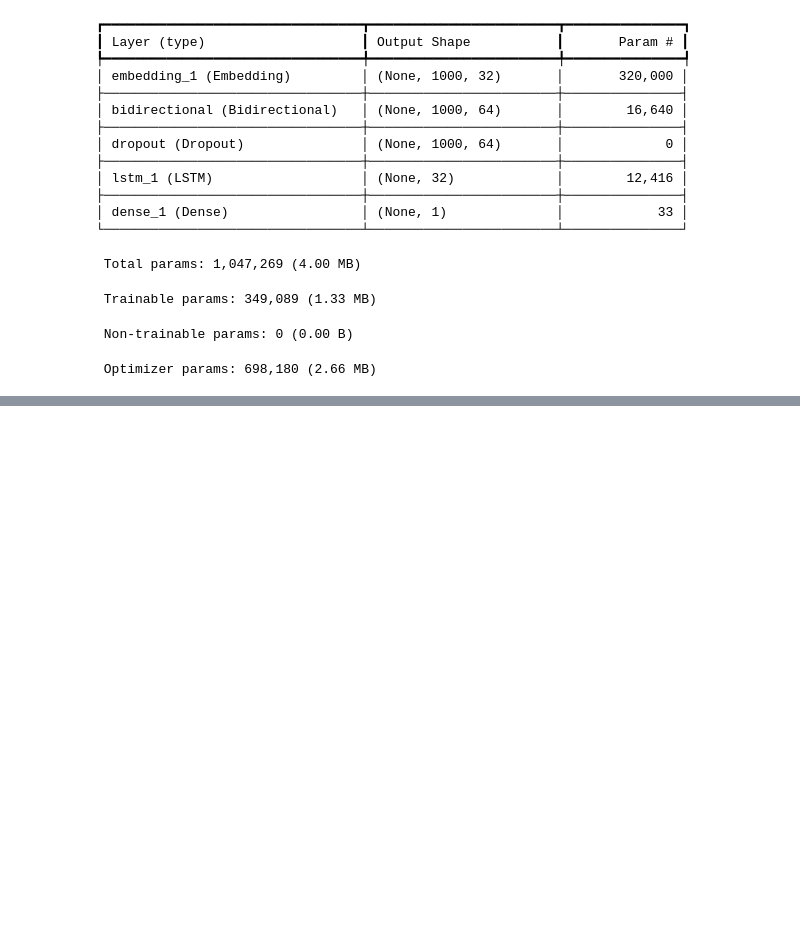
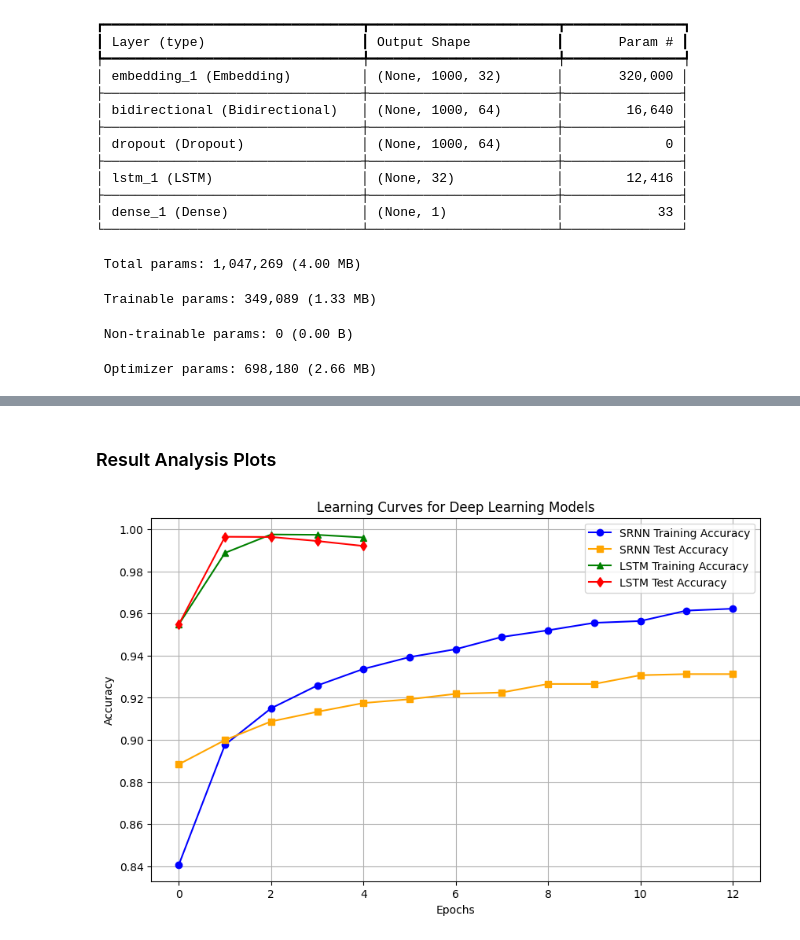
Before and after one commit to Musaimin/Fake-News-Detector, a Jupyter notebook: FakeNewsClassifier_DL.ipynb, the cells around one changed output, grey strips where cells are left out. Cells and saved outputs as stored; diff of their text form; code cells hidden in the pictures; blank space fills up the shorter version.

```diff
--- a/FakeNewsClassifier_DL.ipynb
+++ b/FakeNewsClassifier_DL.ipynb
@@ -249,6 +249,6 @@ early_stopping = keras.callbacks.EarlyStopping(monitor='val_loss', patience=2, r
 
 model_checkpoint = keras.callbacks.ModelCheckpoint('model.{epoch:02d}-{val_loss:.2f}.keras', monitor='val_loss', save_best_only=True)
 
-history = model.fit(X_train, y_train, epochs=100, validation_data=(X_test, y_test), batch_size=32, callbacks=[early_stopping])
+history1 = model.fit(X_train, y_train, epochs=100, validation_data=(X_test, y_test), batch_size=32, callbacks=[early_stopping])
 # %% [output]
 Epoch 1/100
@@ -316,6 +368,6 @@ early_stopping = keras.callbacks.EarlyStopping(monitor='val_loss', patience=2, r
 
 model_lstm_checkpoint = keras.callbacks.ModelCheckpoint('model_lstm.{epoch:02d}-{val_loss:.2f}.keras', monitor='val_loss', save_best_only=True)
 
-history = model_lstm.fit(X_train, y_train, epochs=100, validation_data=(X_test, y_test), batch_size=32, callbacks=[early_stopping])
+history2 = model_lstm.fit(X_train, y_train, epochs=100, validation_data=(X_test, y_test), batch_size=32, callbacks=[early_stopping])
 # %% [output]
 Epoch 1/100
@@ -362,0 +455,25 @@ predictions = new_model.predict(X_test)
+# %% [markdown]
+### Result Analysis Plots
+# %%
+import matplotlib.pyplot as plt
+
+
+# Plot learning curves for both models
+plt.figure(figsize=(10, 6))
+
+# Plot model1's learning curves
+plt.plot(history1.history['accuracy'], label="SRNN Training Accuracy", marker='o', color='blue')
+plt.plot(history1.history['val_accuracy'], label="SRNN Test Accuracy", marker='s', color='orange')
+
+# Plot model2's learning curves
+plt.plot(history2.history['accuracy'], label="LSTM Training Accuracy", marker='^', color='green')
+plt.plot(history2.history['val_accuracy'], label="LSTM Test Accuracy", marker='d', color='red')
+
+plt.xlabel("Epochs")
+plt.ylabel("Accuracy")
+plt.title("Learning Curves for Deep Learning Models")
+plt.legend()
+plt.grid()
+plt.show()
+# %% [output]
+[figure, added]
```
Also changed, not shown: parts of 13 cells of this notebook, 14 other files.
